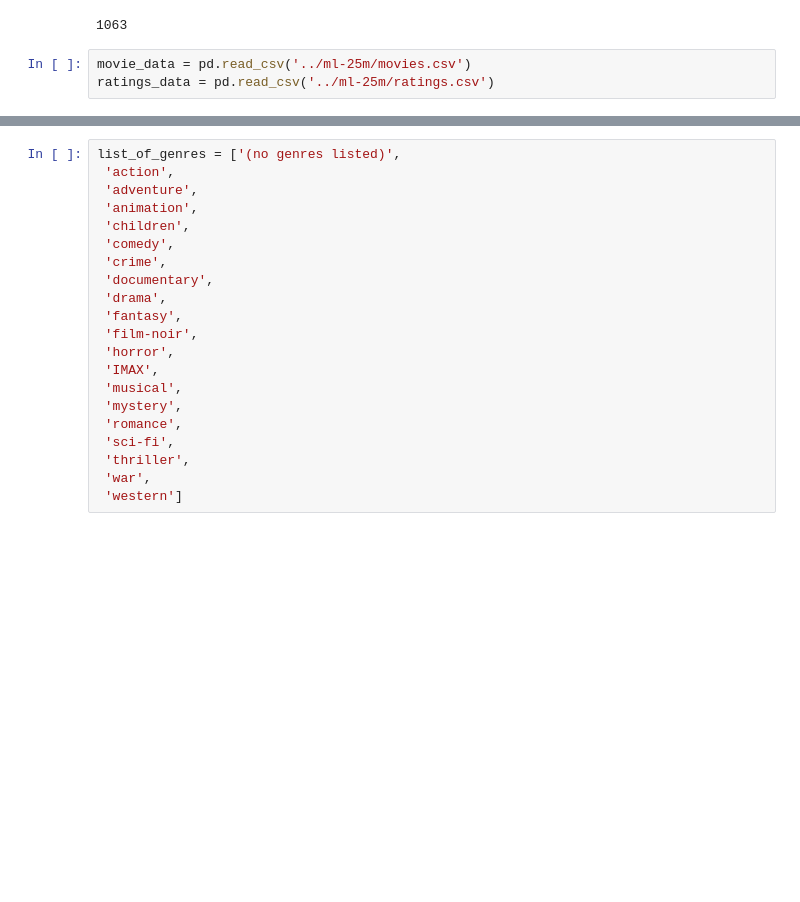
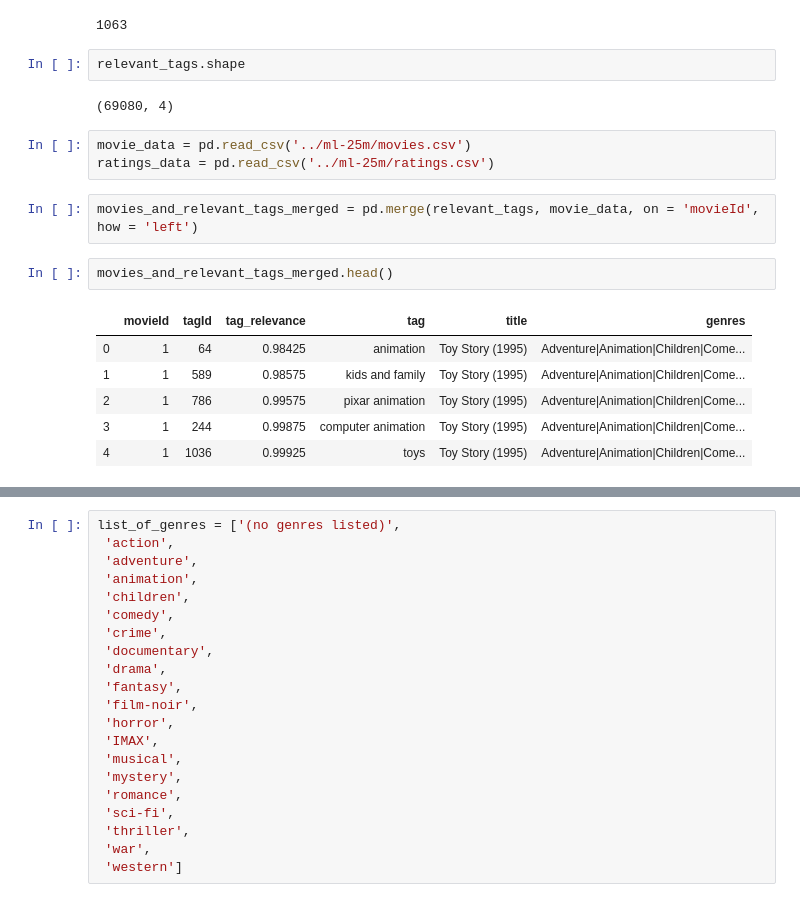
Before and after one commit to davestroud/stroud_nyx_project, a Jupyter notebook: relevant_tags.ipynb, the cells around one changed output, grey strips where cells are left out. Cells and saved outputs as stored; diff of their text form; blank space fills up the shorter version.

```diff
--- a/relevant_tags.ipynb
+++ b/relevant_tags.ipynb
@@ -72,6 +72,21 @@ relevant_tags.head(15)
 relevant_tags['tag'].nunique()
 # %% [output]
 1063
+# %%
+relevant_tags.shape
+# %% [output]
+(69080, 4)
 # %%
 movie_data = pd.read_csv('../ml-25m/movies.csv')
 ratings_data = pd.read_csv('../ml-25m/ratings.csv')
+# %%
+movies_and_relevant_tags_merged = pd.merge(relevant_tags, movie_data, on = 'movieId', how = 'left')
+# %%
+movies_and_relevant_tags_merged.head()
+# %% [output]
+|  | movieId | tagId | tag_relevance | tag | title | genres |
+| 0 | 1 | 64 | 0.98425 | animation | Toy Story (1995) | Adventure|Animation|Children|Come... |
+| 1 | 1 | 589 | 0.98575 | kids and family | Toy Story (1995) | Adventure|Animation|Children|Come... |
+| 2 | 1 | 786 | 0.99575 | pixar animation | Toy Story (1995) | Adventure|Animation|Children|Come... |
+| 3 | 1 | 244 | 0.99875 | computer animation | Toy Story (1995) | Adventure|Animation|Children|Come... |
+| 4 | 1 | 1036 | 0.99925 | toys | Toy Story (1995) | Adventure|Animation|Children|Come... |
```
Also changed, not shown: parts of 11 cells of this notebook, 1 other file.
